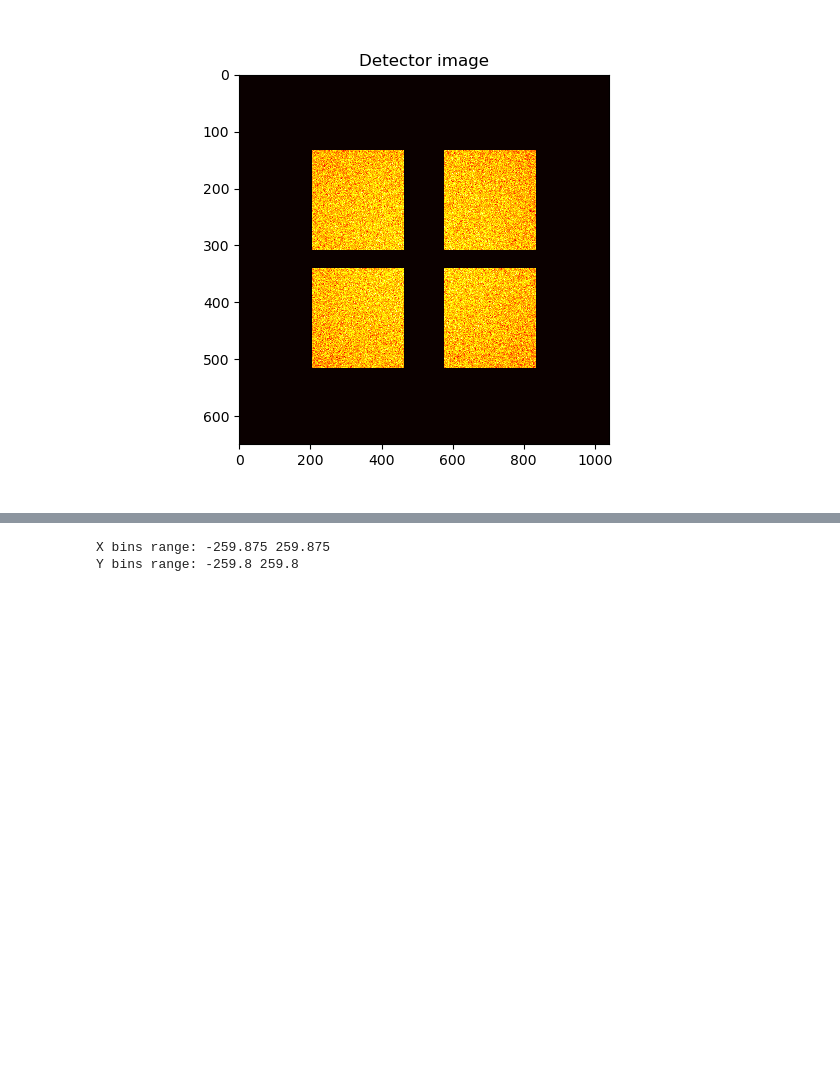
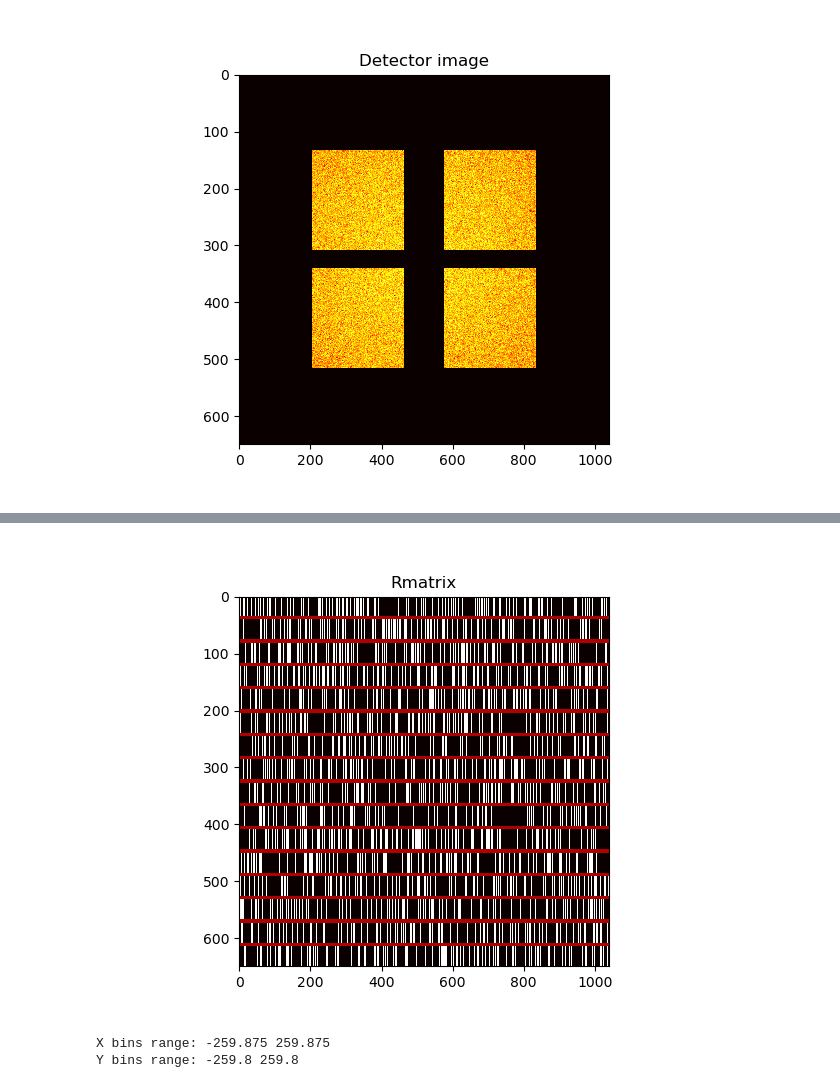
Before and after one commit to yuri-evangelista/CodedMasks, a Jupyter notebook: test_var_balancing.ipynb, the cells around one changed output, grey strips where cells are left out. Saved outputs shown, nothing was run; the diff lists cells and outputs as text; code cells hidden in the pictures; blank space fills up the shorter version.

```diff
--- a/test_var_balancing.ipynb
+++ b/test_var_balancing.ipynb
@@ -38,3 +68,11 @@ plt.show()
+# %%
+#Showing detimage
+plt.figure()
+plt.title('Rmatrix')
+plt.imshow(rmatrix.T, cmap=cm.hot,  interpolation='nearest', aspect=ELYDIM/ELXDIM)
+plt.show()
+# %% [output]
+[figure, added]
 # %%
 #Computes balanced sky image
 skyimage = decode(detimage, rmatrix, bulk)
```
Also changed, not shown: parts of 13 cells of this notebook.
